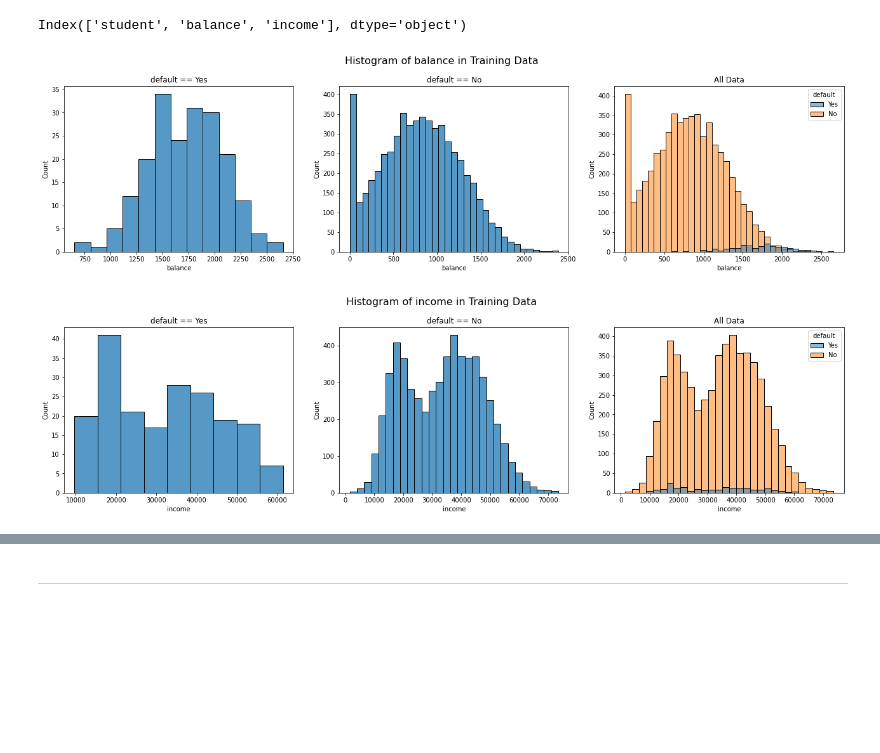
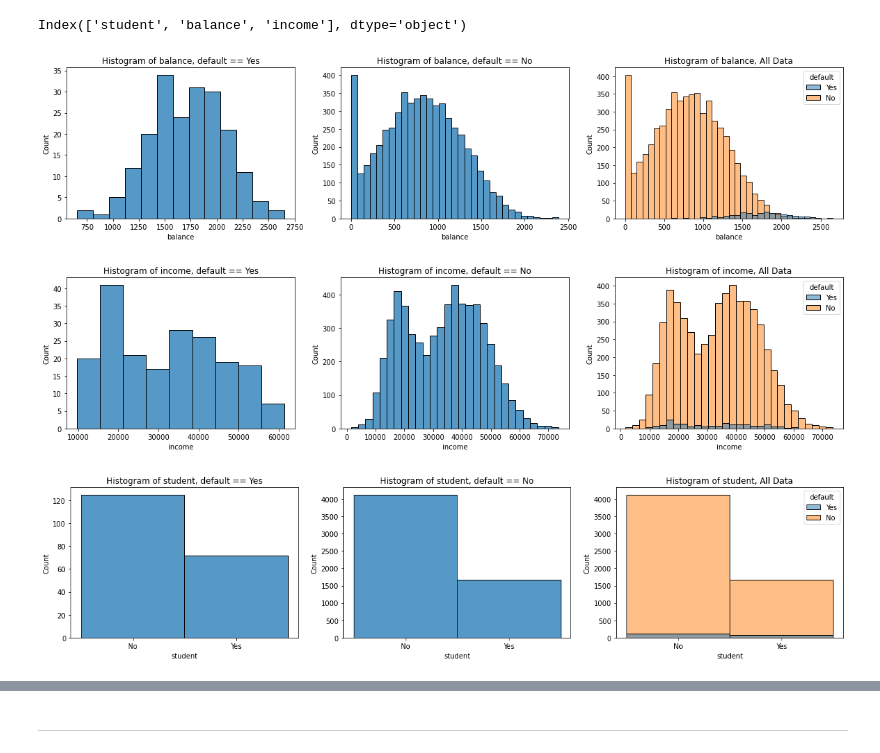
Before and after one commit to beginnerSC/mscf_hw_spring, a Jupyter notebook: ML II/2/Homework #2.ipynb, the cells around one changed output, grey strips where cells are left out. Drawn from its saved outputs; the diff is of its cells as text; code cells hidden in the pictures; blank space fills up the shorter version.

```diff
--- a/ML II/2/Homework #2.ipynb
+++ b/ML II/2/Homework #2.ipynb
@@ -170,30 +170,29 @@ Index(['student', 'balance', 'income'], dtype='object')
 # %%
 import pandas as pd
 import seaborn as sns
 import matplotlib.pyplot as plt
 
 X_train = pd.read_csv('default_train.csv')
 # X_train['default'] = (X_train['default'] == 'Yes')
 # X_train['student'] = (X_train['student'] == 'Yes')
 y_train = X_train.pop('default')
 
 X_test = pd.read_csv('default_test.csv')
 # X_test['default'] = (X_test['default'] == 'Yes')
 # X_test['student'] = (X_test['student'] == 'Yes')
 y_test = X_test.pop('default')
 
-for col in ['balance', 'income']:
-    fig, (ax1, ax2, ax3) = plt.subplots(1, 3, figsize=(22, 5))
+for col in ['balance', 'income', 'student']:
+    fig, (ax1, ax2, ax3) = plt.subplots(1, 3, figsize=(20, 4))
     sns.histplot(x=col, data=X_train[y_train=='Yes'], ax=ax1)
     sns.histplot(x=col, data=X_train[y_train=='No'], ax=ax2)
     sns.histplot(x=col, data=X_train, hue=y_train, ax=ax3)
-    ax1.set(title='default == Yes')
-    ax2.set(title='default == No')
-    ax3.set(title='All Data')
-    fig.suptitle(f'Histogram of {col} in Training Data', fontsize=16)
-    plt.subplots_adjust(top=0.85)
+    ax1.set(title=f'Histogram of {col}, default == Yes')
+    ax2.set(title=f'Histogram of {col}, default == No')
+    ax3.set(title=f'Histogram of {col}, All Data')
     plt.show()
     print()
 # %% [output]
-[figure, old version]
+[figure, new version]
-[figure, old version]
+[figure, new version]
+[figure, added]
```
Also changed, not shown: parts of 2 cells of this notebook.
